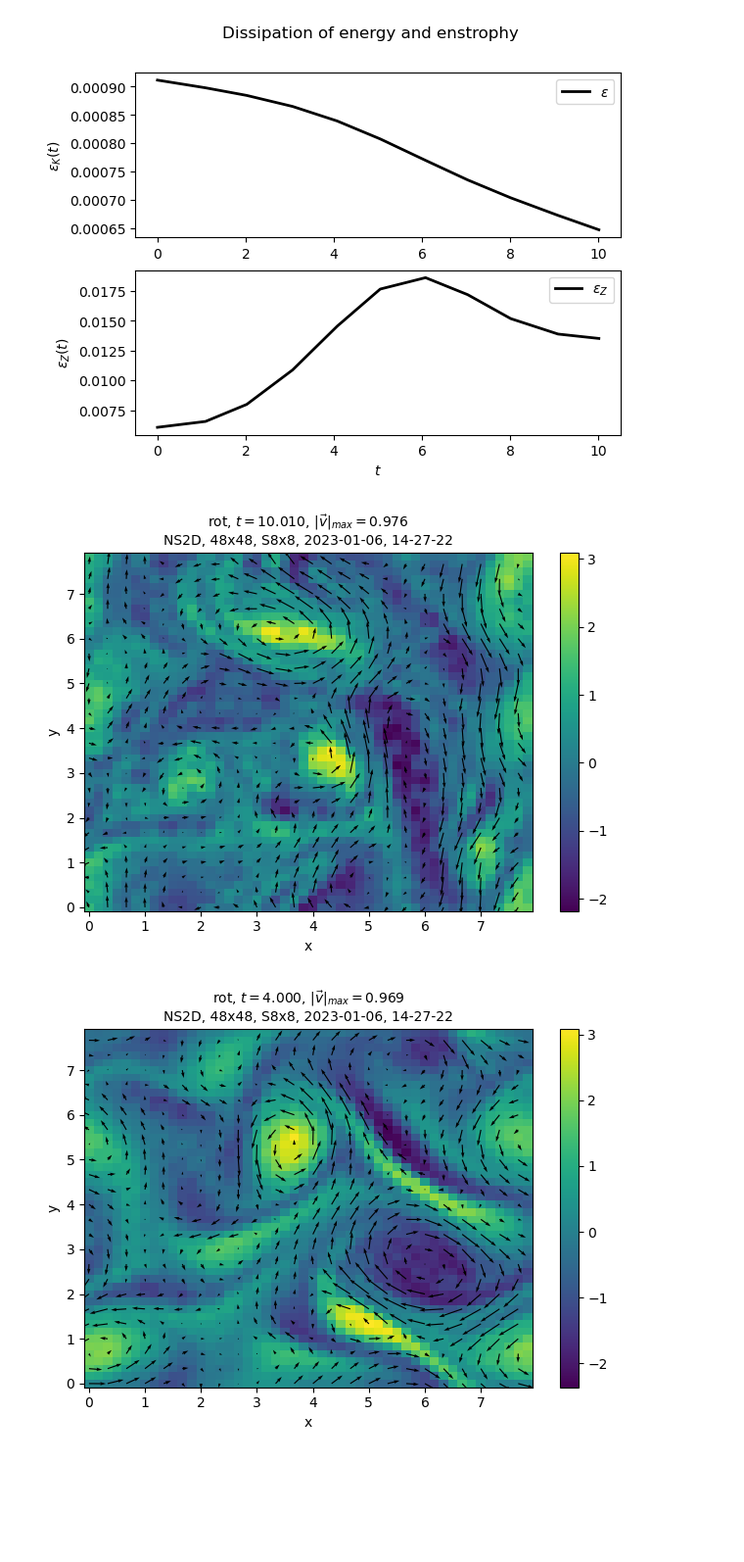
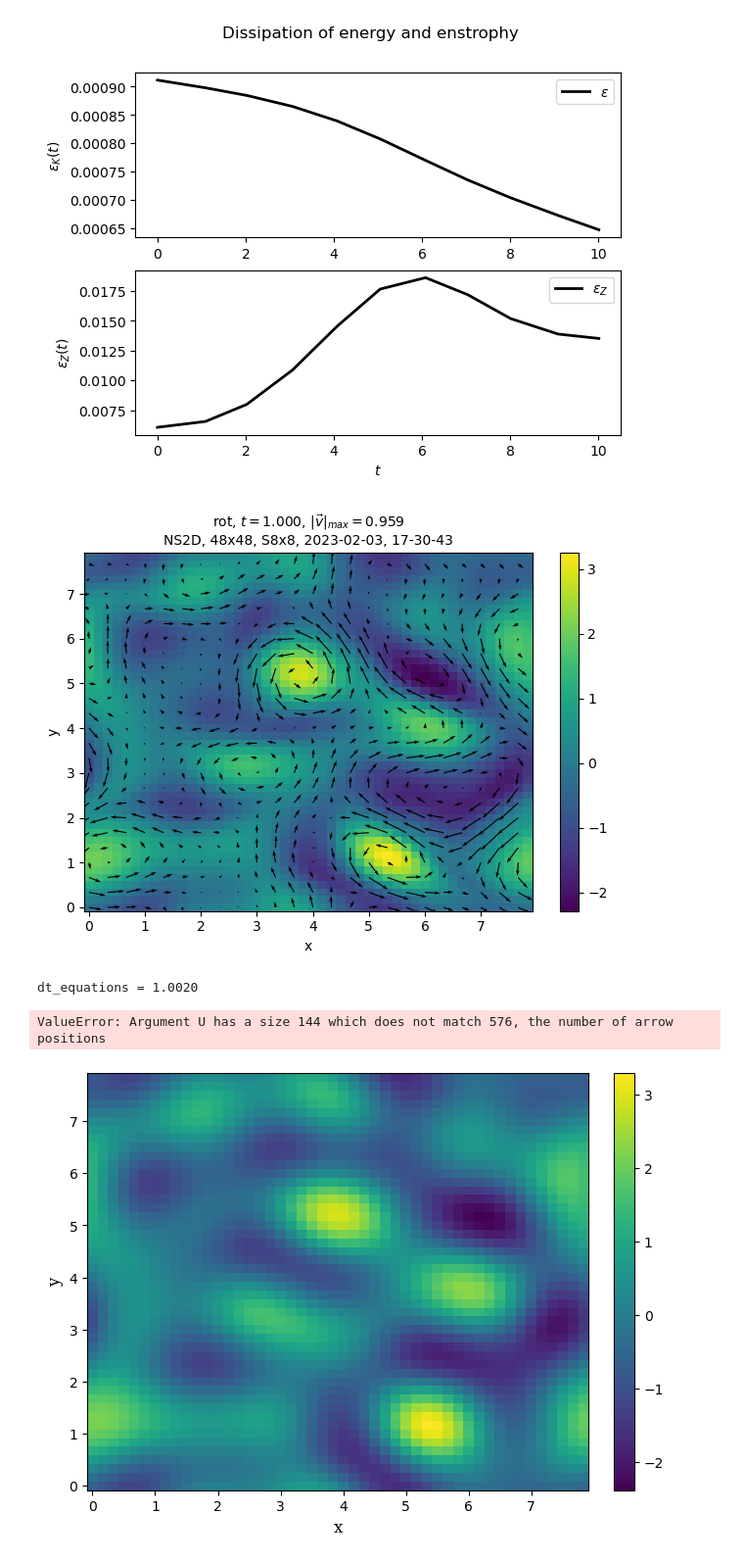
Before and after one commit to Harshjoon/Fluid_sim_ml, a Jupyter notebook: fluid_sim_learn.ipynb, the cells around one changed output. Shown at 98% size. Cells and saved outputs as stored; diff of their text form; code cells hidden in the pictures; blank space fills up the shorter version.

```diff
--- a/fluid_sim_learn.ipynb
+++ b/fluid_sim_learn.ipynb
@@ -243,11 +243,25 @@ sim.output.spatial_means.plot()
 [figure]
 [figure]
 # %%
-sim.output.phys_fields.plot()
+sim.output.phys_fields.plot(time=1)
 # %% [output]
-[figure, old version]
+[figure, new version]
 # %%
-sim.output.phys_fields.plot(time=4)
+# sim.output.phys_fields.plot(time=1)
+sim.output.phys_fields.animate('rot', dt_equations=None, dt_frame_in_sec=50, clim=(-5, 5))
+
+# key_field=None,
+# dt_frame_in_sec=0.3,
+# dt_equations=None,
+# tmin=None,
+# tmax=None,
+# repeat=True,
+# save_file=False,
+# numfig=None,
+# fargs={},
+# fig_kw={},
 # %% [output]
+dt_equations = 1.0020
+ValueError: Argument U has a size 144 which does not match 576, the number of arrow positions
-[figure, old version]
+[figure, new version]
 # %%
```
Also changed, not shown: parts of 4 cells of this notebook.
